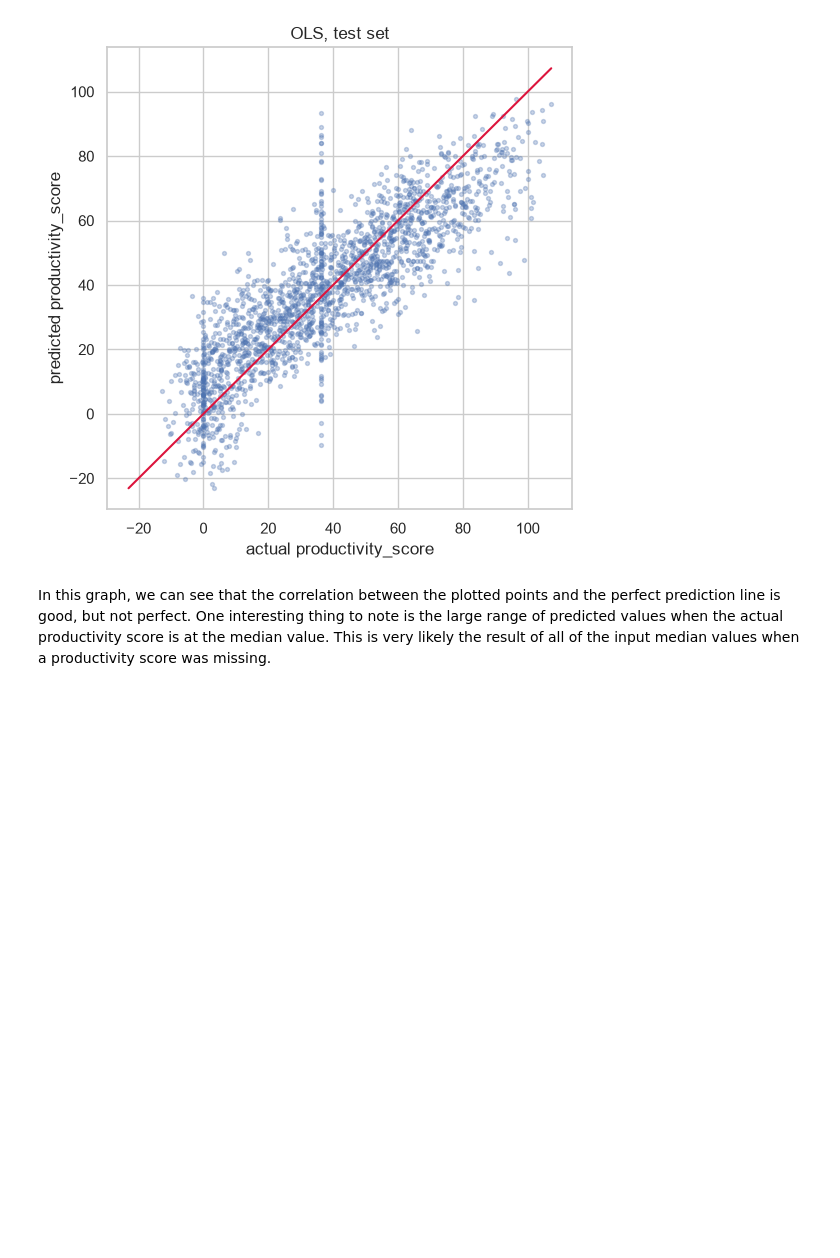
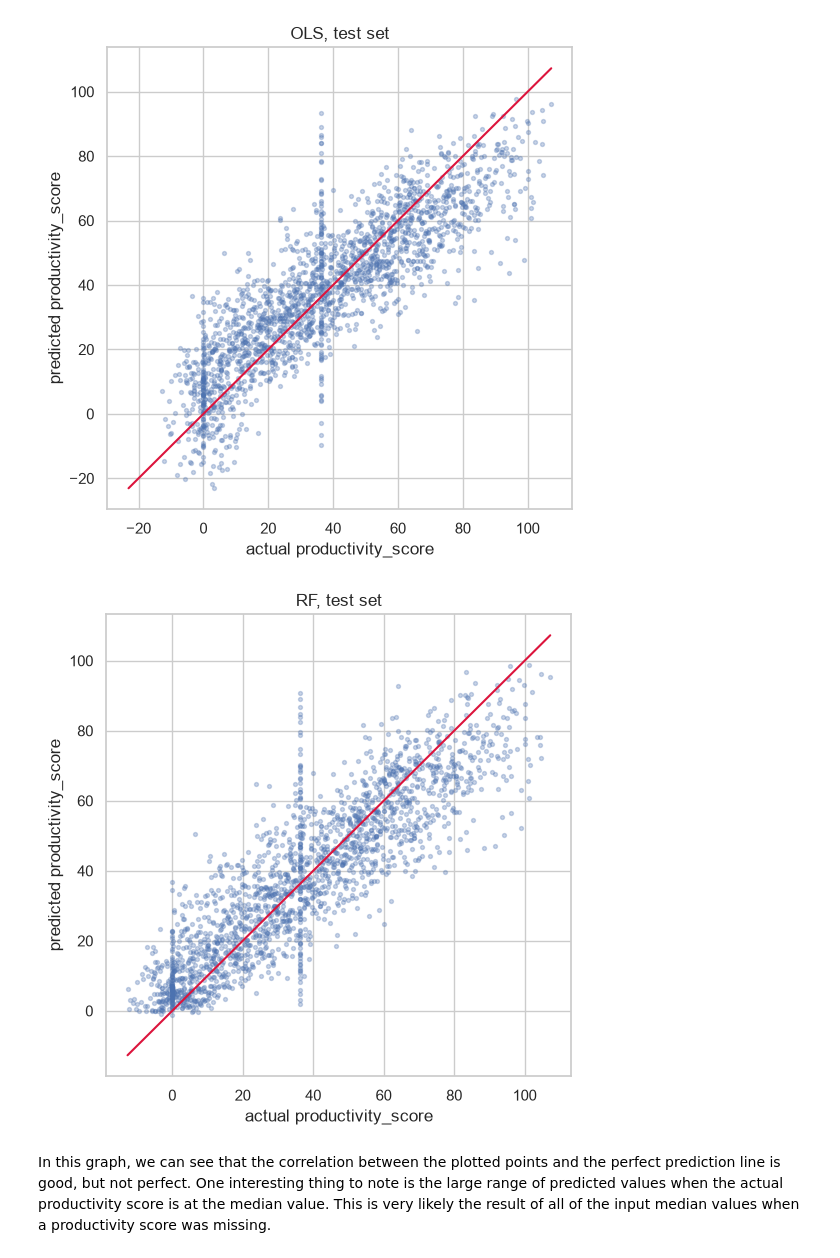
Before and after one commit to emfallat/CS5100-Final-Project, a Jupyter notebook: productivity.ipynb, the cells around one changed output. Drawn from its saved outputs; the diff is of its cells as text; code cells hidden in the pictures; blank space fills up the shorter version.

Commit message:
more plots

```diff
--- a/productivity.ipynb
+++ b/productivity.ipynb
@@ -438,6 +438,24 @@ ax.set_title('OLS, test set')
 plt.show()
 # %% [output]
 [figure]
+# %%
+pred_test_rf = rf.predict(X_test_scaled)
+
+# create the scatter plot where x-axis = the target value and y-axis = predicted value
+fig, ax = plt.subplots(figsize=(6, 6))
+ax.scatter(y_test, pred_test_rf, s=8, alpha=0.3)
+
+# create a red line from min to max values where x = y (perfect predictions would fall on this line)
+lims = [min(y_test.min(), pred_test_rf.min()), max(y_test.max(), pred_test_rf.max())]
+ax.plot(lims, lims, color='crimson')
+
+# label axes and create graph title
+ax.set_xlabel('actual productivity_score')
+ax.set_ylabel('predicted productivity_score')
+ax.set_title('RF, test set')
+plt.show()
+# %% [output]
+[figure, added]
 # %% [markdown]
 In this graph, we can see that the correlation between the plotted points and the perfect prediction line is good, but not perfect. One interesting thing to note is the large range of predicted values when the actual productivity score is at the median value. This is very likely the result of all of the input median values when a productivity score was missing.
 # %%
```
Also changed, not shown: parts of 14 cells of this notebook.
